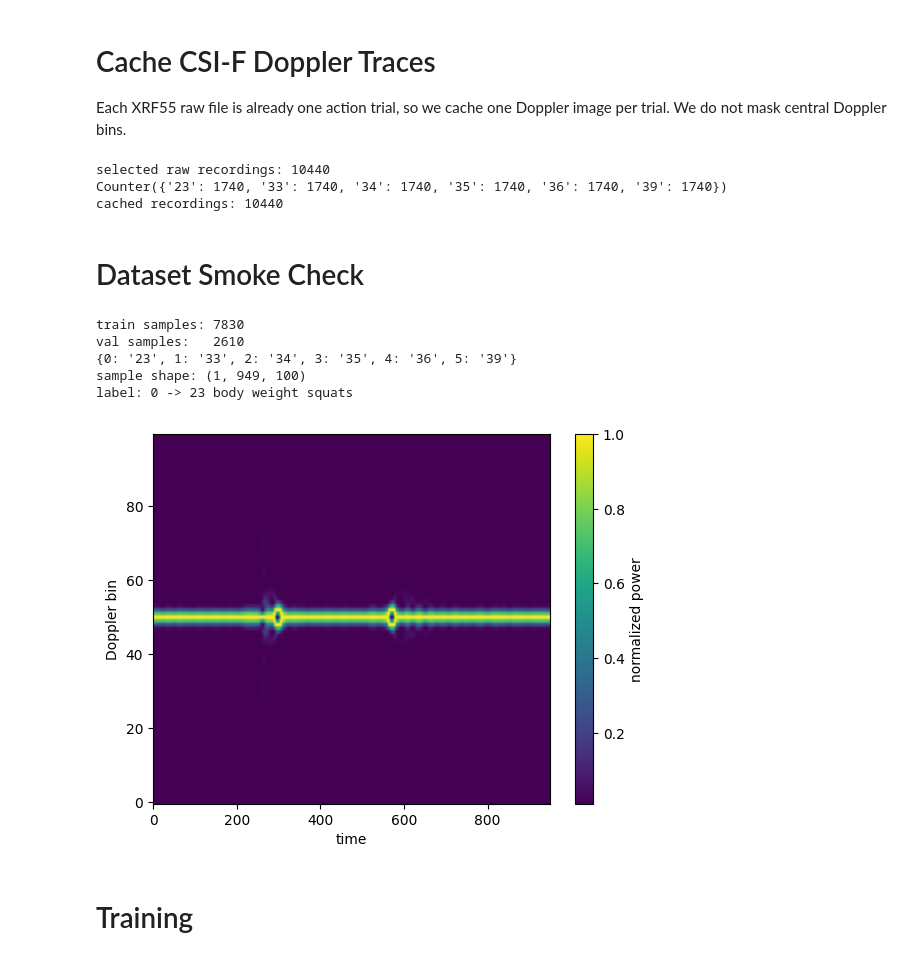
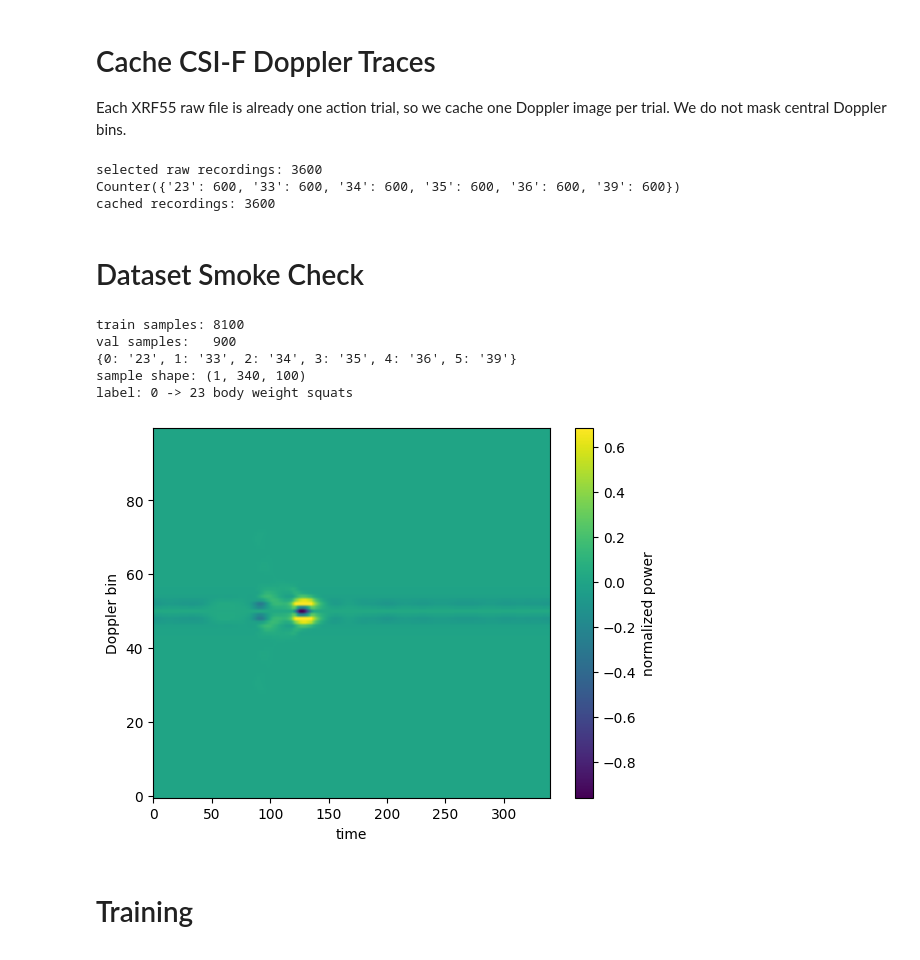
Before and after one commit to yammooo/wifi-doppler-har, a Jupyter notebook: notebooks/xrf55_csif_sharp_model_sanity.ipynb, the cells around one changed output. Cells and saved outputs as stored; diff of their text form; code cells hidden in the pictures.

```diff
--- a/notebooks/xrf55_csif_sharp_model_sanity.ipynb
+++ b/notebooks/xrf55_csif_sharp_model_sanity.ipynb
@@ -17,13 +17,18 @@ RAW_ROOT = PROJECT_ROOT / "data" / "XRF55_rawdata" / "WiFi"
 CACHE_ROOT = PROJECT_ROOT / "data" / "XRF55_doppler" / "csif"
 
 SCENES = {"Scene_1"}
-RECEIVERS = {"lb", "lf", "rb"}
-SUBJECTS = {f"{i:02d}" for i in range(1, 30)}
+RECEIVERS = {"lb"}
+SUBJECTS = {f"{i:02d}" for i in range(1, 31)}
 ACTIONS = {"23", "33", "34", "35", "36", "39"}
 TRAIN_REPETITIONS = {f"{i:02d}" for i in range(1, 16)}
 VAL_REPETITIONS = {f"{i:02d}" for i in range(16, 21)}
 ALL_REPETITIONS = TRAIN_REPETITIONS | VAL_REPETITIONS
 
+CROP_SIZE = 500
+TRAIN_CROPS_PER_RECORDING = 8
+VAL_CROPS_PER_RECORDING = 3
+CROP_JITTER = 200
+
 print(RAW_ROOT)
 print(CACHE_ROOT)
 # %% [output]
@@ -64,9 +69,9 @@ cached_recordings = cache_xrf55_csif_doppler(
 
 print(f"cached recordings: {len(cached_recordings)}")
 # %% [output]
-selected raw recordings: 10440
-Counter({'23': 1740, '33': 1740, '34': 1740, '35': 1740, '36': 1740, '39': 1740})
-cached recordings: 10440
+selected raw recordings: 3600
+Counter({'23': 600, '33': 600, '34': 600, '35': 600, '36': 600, '39': 600})
+cached recordings: 3600
 # %% [markdown]
 # Dataset Smoke Check
 # %%
@@ -83,37 +88,44 @@ train_dataset = XRF55DopplerDataset(
     subjects=SUBJECTS,
     actions=ACTIONS,
     repetitions=TRAIN_REPETITIONS,
+    crop_size=CROP_SIZE,
+    crops_per_recording=TRAIN_CROPS_PER_RECORDING,
+    crop_strategy="random_center_jitter",
+    crop_jitter=CROP_JITTER,
 )
 val_dataset = XRF55DopplerDataset(
     cache_root=CACHE_ROOT,
     label_mode="action",
     scenes=SCENES,
     receivers=RECEIVERS,
     subjects=SUBJECTS,
     actions=ACTIONS,
     repetitions=VAL_REPETITIONS,
+    crop_size=CROP_SIZE,
+    crops_per_recording=VAL_CROPS_PER_RECORDING,
+    crop_strategy="center",
 )
 
 print(f"train samples: {len(train_dataset)}")
 print(f"val samples:   {len(val_dataset)}")
 print(train_dataset.idx_to_label)
 
 x, y = train_dataset[0]
 print(f"sample shape: {tuple(x.shape)}")
 print(f"label: {y.item()} -> {train_dataset.idx_to_label[y.item()]} {ACTION_NAMES.get(train_dataset.idx_to_label[y.item()], '')}")
 
 plt.imshow(x[0].T, aspect="auto", origin="lower", cmap="viridis")
 plt.xlabel("time")
 plt.ylabel("Doppler bin")
 plt.colorbar(label="normalized power")
 plt.show()
 # %% [output]
-train samples: 7830
-val samples:   2610
+train samples: 8100
+val samples:   900
 {0: '23', 1: '33', 2: '34', 3: '35', 4: '36', 5: '39'}
-sample shape: (1, 949, 100)
+sample shape: (1, 340, 100)
 label: 0 -> 23 body weight squats
-[figure, old version]
+[figure, new version]
 # %% [markdown]
 # Training
 # %%
```
Also changed, not shown: parts of 1 cell of this notebook, 1 other file.
